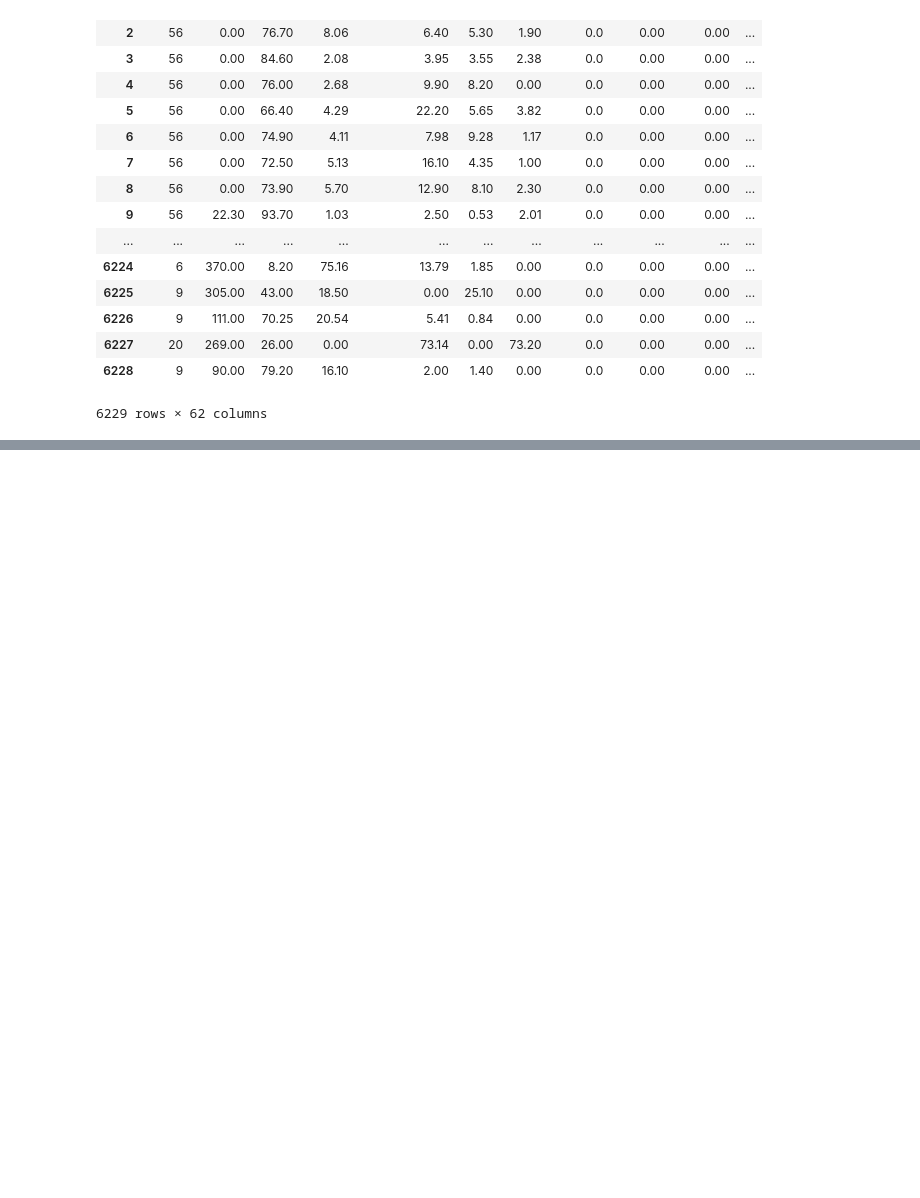
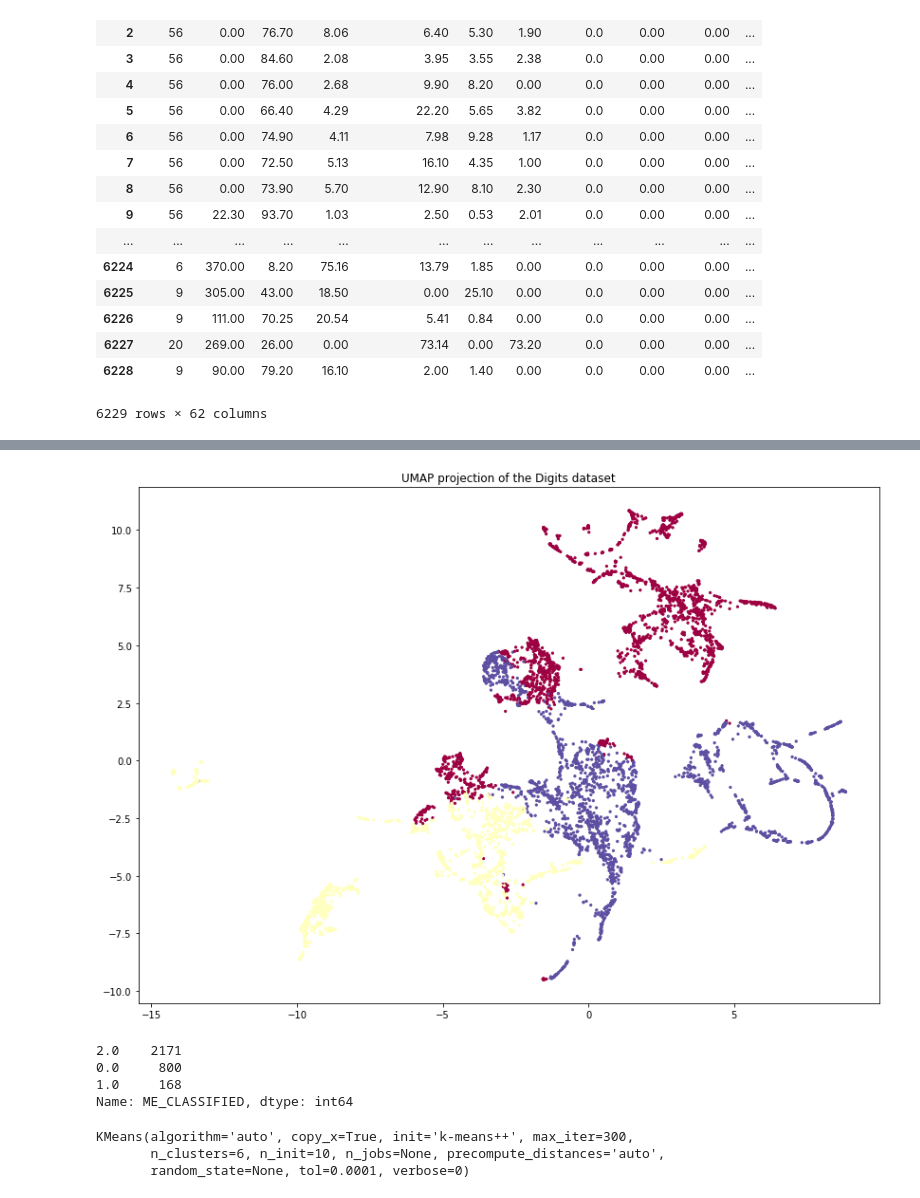
Before and after one commit to CMFV/FINAL_PROJECT, a Jupyter notebook: Clustering_data.ipynb, the cells around one changed output, grey strips where cells are left out. Saved outputs shown, nothing was run; the diff lists cells and outputs as text; code cells hidden in the pictures; blank space fills up the shorter version.

Commit message:
plot conseguido, necesito customizarlo para que se vea mejor

```diff
--- a/Clustering_data.ipynb
+++ b/Clustering_data.ipynb
@@ -574,0 +692,27 @@ plt.scatter(umap_df['emb_1'], umap_df['emb_2'], c=predictions, cmap='Spectral',
+# %%
+import warnings
+with warnings.catch_warnings():
+    warnings.simplefilter('ignore')
+    embedding = UMAP(random_state=42).fit_transform(X)
+    umap_df = pd.DataFrame(embedding, columns=['emb_1', 'emb_2'])
+# %%
+fig, ax = plt.subplots(1, figsize=(14, 10))
+plt.scatter(umap_df['emb_1'], umap_df['emb_2'], c=kmeans.labels_, cmap='Spectral', s=5)
+plt.title('UMAP projection of the Digits dataset', fontsize=12);
+# %% [output]
+[figure, added]
+# %%
+y.value_counts()
+# %% [output]
+2.0    2171
+0.0     800
+1.0     168
+Name: ME_CLASSIFIED, dtype: int64
+# %%
+from sklearn.cluster import KMeans
+kmeans=KMeans(n_clusters=6)
+kmeans.fit(umap_df)
+# %% [output]
+KMeans(algorithm='auto', copy_x=True, init='k-means++', max_iter=300,
+       n_clusters=6, n_init=10, n_jobs=None, precompute_distances='auto',
+       random_state=None, tol=0.0001, verbose=0)
```
Also changed, not shown: parts of 34 cells of this notebook, 3 other files.
